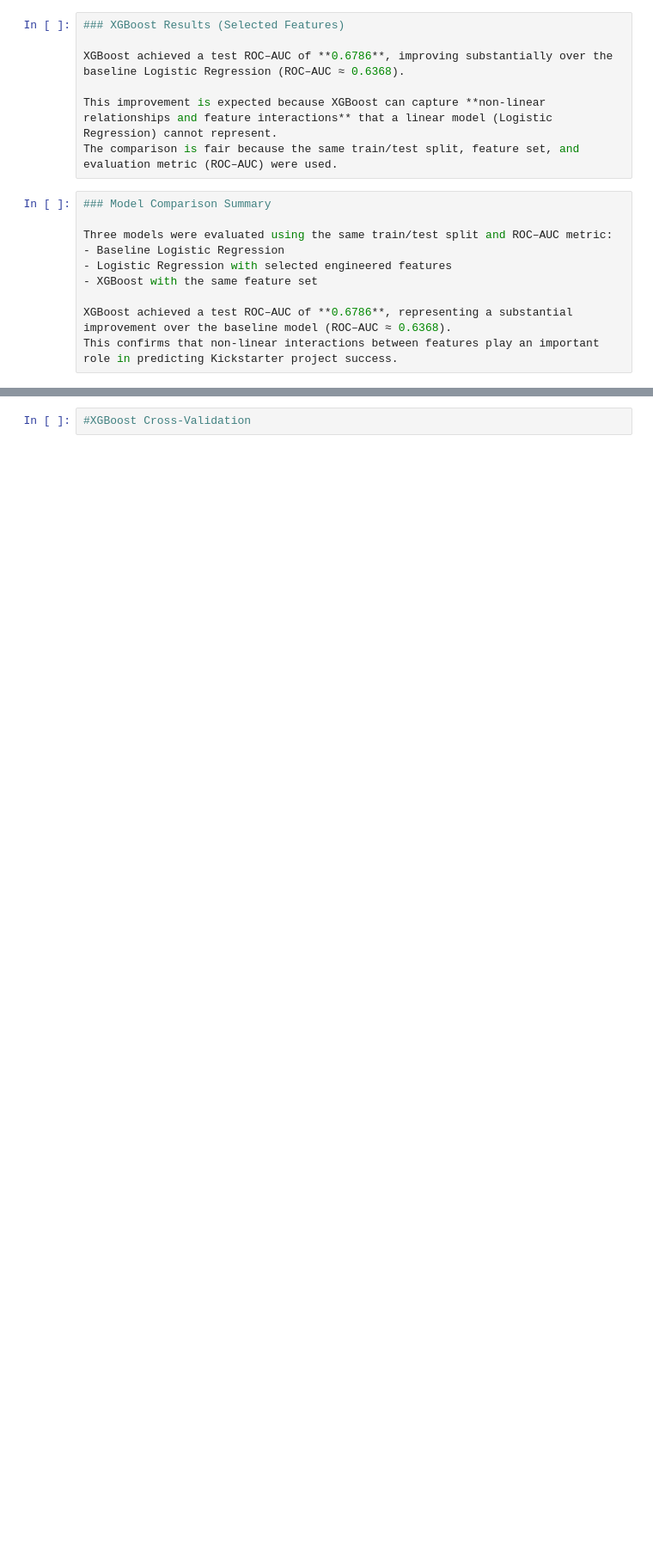
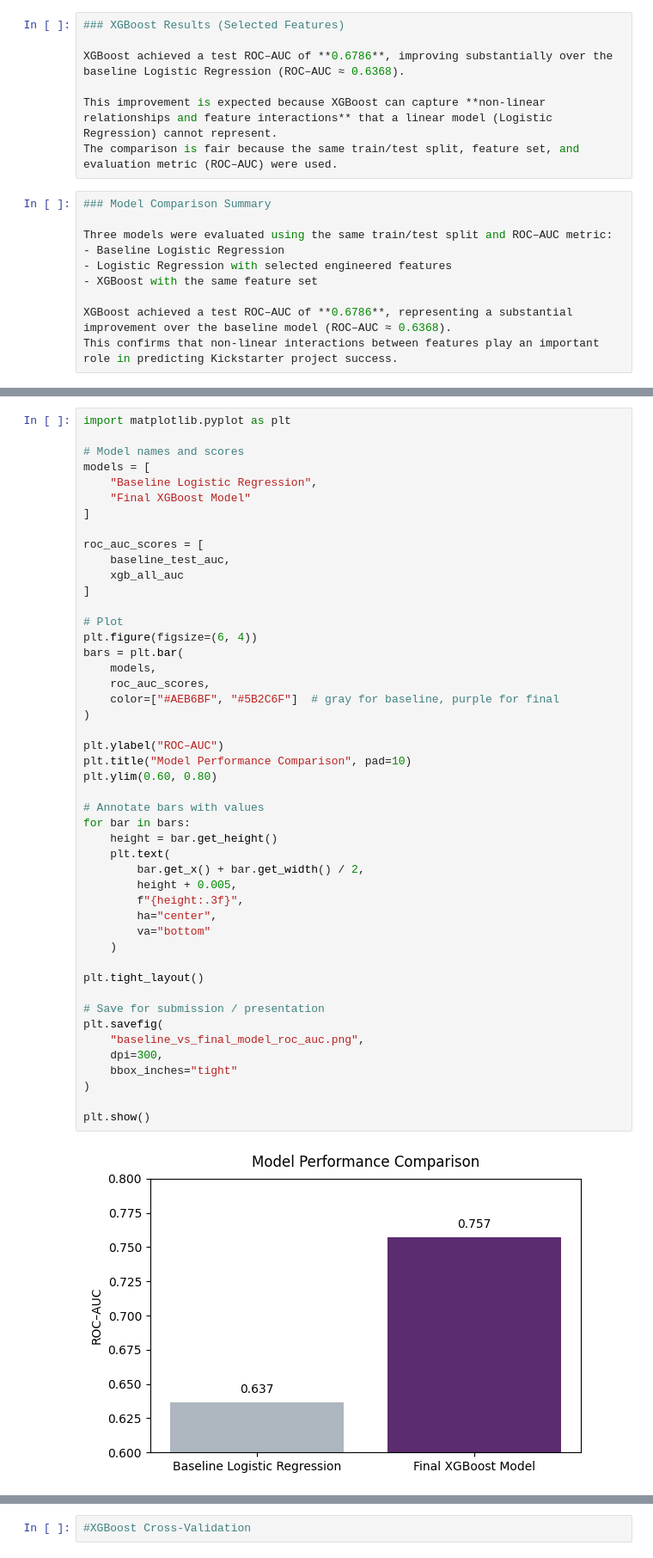
Before and after one commit to AliAlSudani0/kickstarter-machine-learning-project, a Jupyter notebook: EDA-and-modeling.ipynb, the cells around one changed output, grey strips where cells are left out. Shown at 86% size. Saved outputs shown, nothing was run; the diff lists cells and outputs as text; blank space fills up the shorter version.

```diff
--- a/EDA-and-modeling.ipynb
+++ b/EDA-and-modeling.ipynb
@@ -1334,0 +1555,49 @@ This confirms that non-linear interactions between features play an important ro
+# %%
+import matplotlib.pyplot as plt
+
+# Model names and scores
+models = [
+    "Baseline Logistic Regression",
+    "Final XGBoost Model"
+]
+
+roc_auc_scores = [
+    baseline_test_auc,
+    xgb_all_auc
+]
+
+# Plot
+plt.figure(figsize=(6, 4))
+bars = plt.bar(
+    models,
+    roc_auc_scores,
+    color=["#AEB6BF", "#5B2C6F"]  # gray for baseline, purple for final
+)
+
+plt.ylabel("ROC–AUC")
+plt.title("Model Performance Comparison", pad=10)
+plt.ylim(0.60, 0.80)
+
+# Annotate bars with values
+for bar in bars:
+    height = bar.get_height()
+    plt.text(
+        bar.get_x() + bar.get_width() / 2,
+        height + 0.005,
+        f"{height:.3f}",
+        ha="center",
+        va="bottom"
+    )
+
+plt.tight_layout()
+
+# Save for submission / presentation
+plt.savefig(
+    "baseline_vs_final_model_roc_auc.png",
+    dpi=300,
+    bbox_inches="tight"
+)
+
+plt.show()
+# %% [output]
+[figure, added]
```
Also changed, not shown: parts of 25 cells of this notebook, 2 other files.
